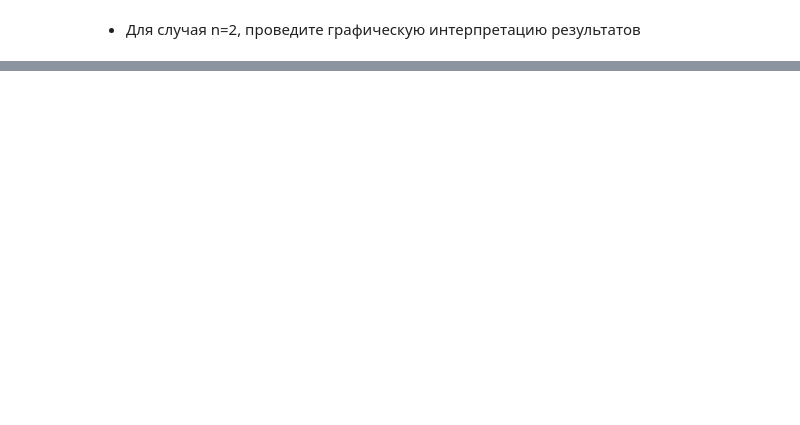
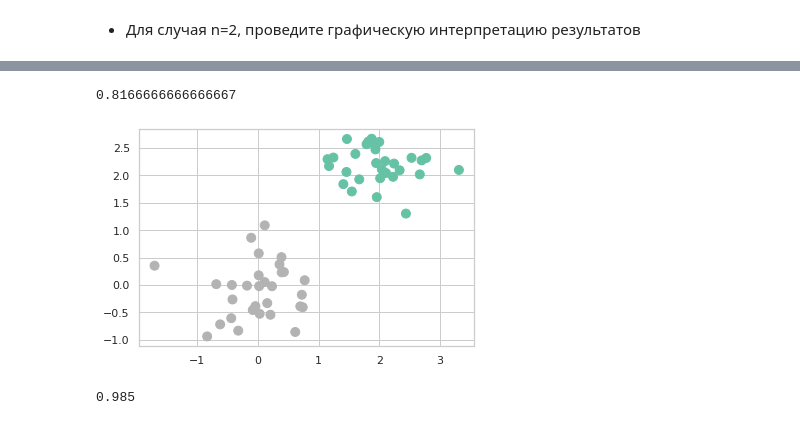
Before and after one commit to iamilyasedunov/convex_optimization_SVM, a Jupyter notebook: lab1_SMPR.ipynb, the cells around one changed output, grey strips where cells are left out. Drawn from its saved outputs; the diff is of its cells as text; code cells hidden in the pictures; blank space fills up the shorter version.

```diff
--- a/lab1_SMPR.ipynb
+++ b/lab1_SMPR.ipynb
@@ -259,0 +295,18 @@ for (i, c) in enumerate(c_grid):
+# %%
+X_test, y_test = gen_lin_separable_data(n=2, N=30)
+y_pred = clf.predict(X_test)
+from sklearn.metrics import accuracy_score
+accuracy_score(y_test, y_pred)
+# %% [output]
+0.8166666666666667
+# %%
+plt.scatter(X_test[:, 0], X_test[:, 1], c=y_test, cmap='Set2', s=80)
+plt.show()
+# %% [output]
+[figure, added]
+# %%
+X_test, y_test = gen_lin_separable_data(means_=[[1], [3]], covs_=[[[0.1]], [[0.5]]])
+y_pred = clf.predict(X_test)
+accuracy_score(y_test, y_pred)
+# %% [output]
+0.985
```
Also changed, not shown: parts of 24 cells of this notebook.
